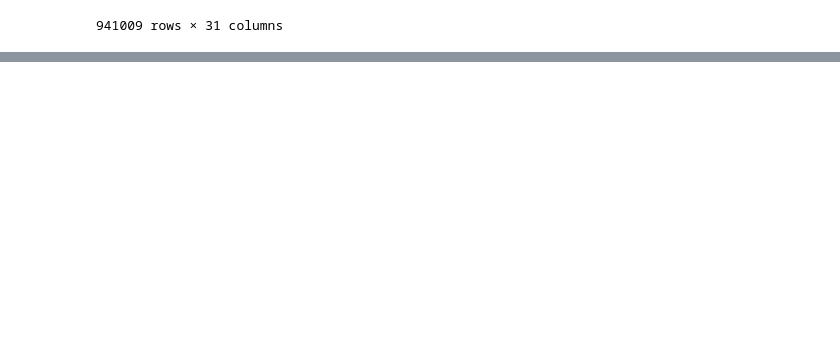
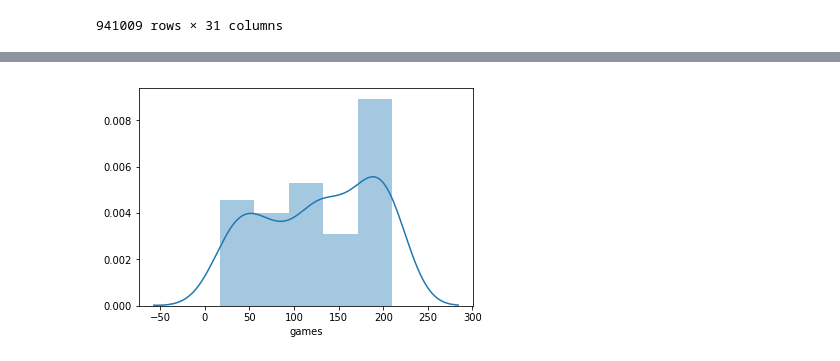
Before and after one commit to denchik20071992/foot_stats, a Jupyter notebook: data_investigation.ipynb, the cells around one changed output, grey strips where cells are left out. Saved outputs shown, nothing was run; the diff lists cells and outputs as text; code cells hidden in the pictures; blank space fills up the shorter version.

Commit message:
discover number of games for each team

```diff
--- a/data_investigation.ipynb
+++ b/data_investigation.ipynb
@@ -166,0 +186,11 @@ events
+# %%
+distr_of_plays = pd.DataFrame(columns=['team','games'])
+for team in list_of_teams:
+    cnt = events[events['event_team'] == team]['id_odsp'].nunique()
+    distr_of_plays = distr_of_plays.append({'team': team
+                                           ,'games': cnt}, ignore_index=True)
+# %%
+sns.distplot(distr_of_plays['games'])
+plt.show()
+# %% [output]
+[figure, added]
```
Also changed, not shown: parts of 8 cells of this notebook.
